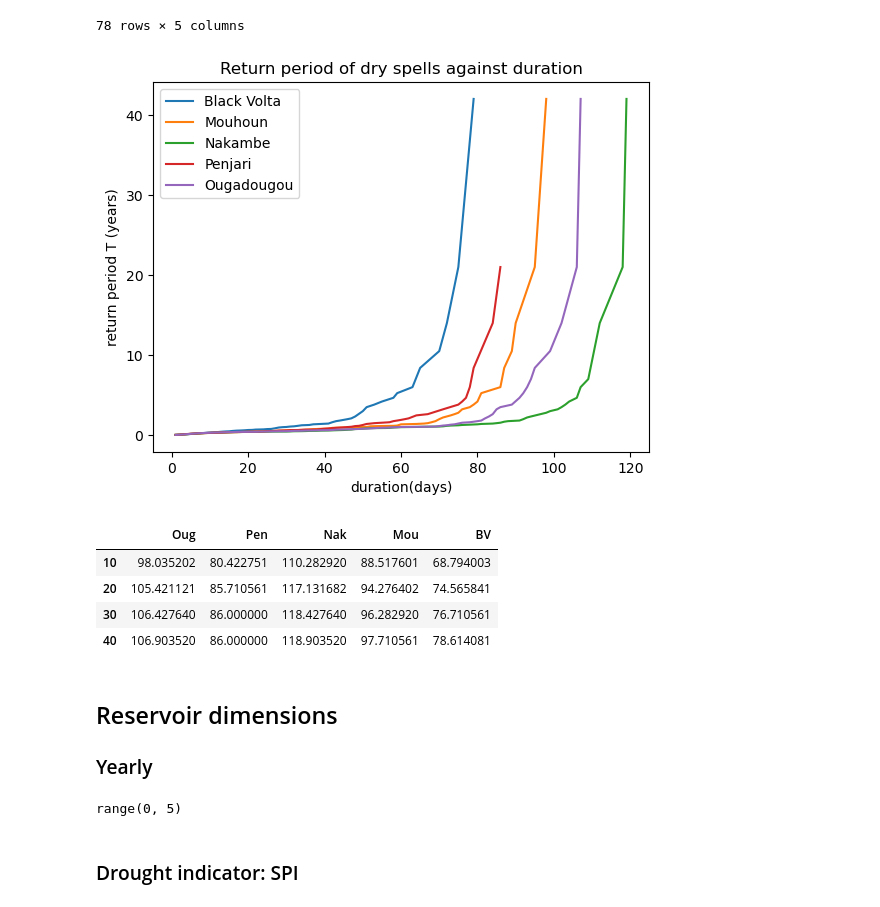
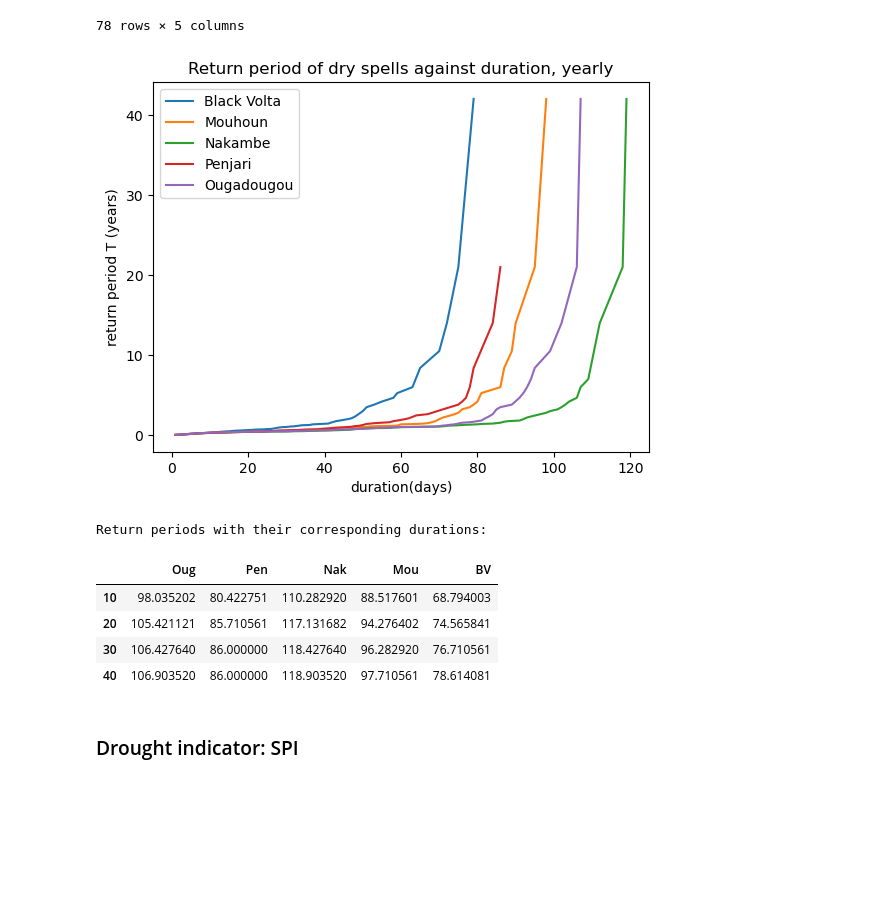
Before and after one commit to Daafip/Volta-burkina-faso, a Jupyter notebook: data/rainfall data volta/Data_hydrologu_BF.ipynb, the cells around one changed output. Cells and saved outputs as stored; diff of their text form; code cells hidden in the pictures; blank space fills up the shorter version.

```diff
--- a/data/rainfall data volta/Data_hydrologu_BF.ipynb
+++ b/data/rainfall data volta/Data_hydrologu_BF.ipynb
@@ -469,16 +433,16 @@ Oug_DF
 # %%
 # plotting the return period against the duration
 plt.plot(BV_DF.loc[:,'T'], label = 'Black Volta')
 plt.plot(Mou_DF.loc[:,'T'], label = 'Mouhoun')
 plt.plot(Nak_DF.loc[:,'T'], label = 'Nakambe')
 plt.plot(Pen_DF.loc[:,'T'], label = 'Penjari')
 plt.plot(Oug_DF.loc[:,'T'], label = 'Ougadougou')
-plt.title('Return period of dry spells against duration')
+plt.title('Return period of dry spells against duration, yearly')
 plt.xlabel('duration(days)')
 plt.ylabel('return period T (years)')
 plt.legend();
 # %% [output]
-[figure, old version]
+[figure, new version]
 # %%
 # return periods
 places = [Oug_DF, Pen_DF, Nak_DF, Mou_DF, BV_DF]
@@ -494,29 +458,15 @@ RP_datfram['Nak'] = return_periods[2,:]
 RP_datfram['Mou'] = return_periods[3,:]
 RP_datfram['BV'] = return_periods[4,:]
 
+print(f'Return periods with their corresponding durations:')
 RP_datfram
 # %% [output]
+Return periods with their corresponding durations:
 |  | Oug | Pen | Nak | Mou | BV |
 | 10 | 98.035202 | 80.422751 | 110.282920 | 88.517601 | 68.794003 |
 | 20 | 105.421121 | 85.710561 | 117.131682 | 94.276402 | 74.565841 |
 | 30 | 106.427640 | 86.000000 | 118.427640 | 96.282920 | 76.710561 |
 | 40 | 106.903520 | 86.000000 | 118.903520 | 97.710561 | 78.614081 |
-# %% [markdown]
-## Reservoir dimensions
-### Yearly
-# %%
-j = np.linspace(10,40,4)
-j/10 -1
-
-# return_periods = np.zeros((5,4))
-# return_periods[0,0]
-
-places = [Oug_DF, Pen_DF, Nak_DF, Mou_DF, BV_DF]
-range(len(places))
-
-# pd.DataFrame([10,20,30,40])
-# %% [output]
-range(0, 5)
 # %% [markdown]
 ### Drought indicator: SPI
 # %%
```
Also changed, not shown: parts of 12 cells of this notebook, 1 other file.
